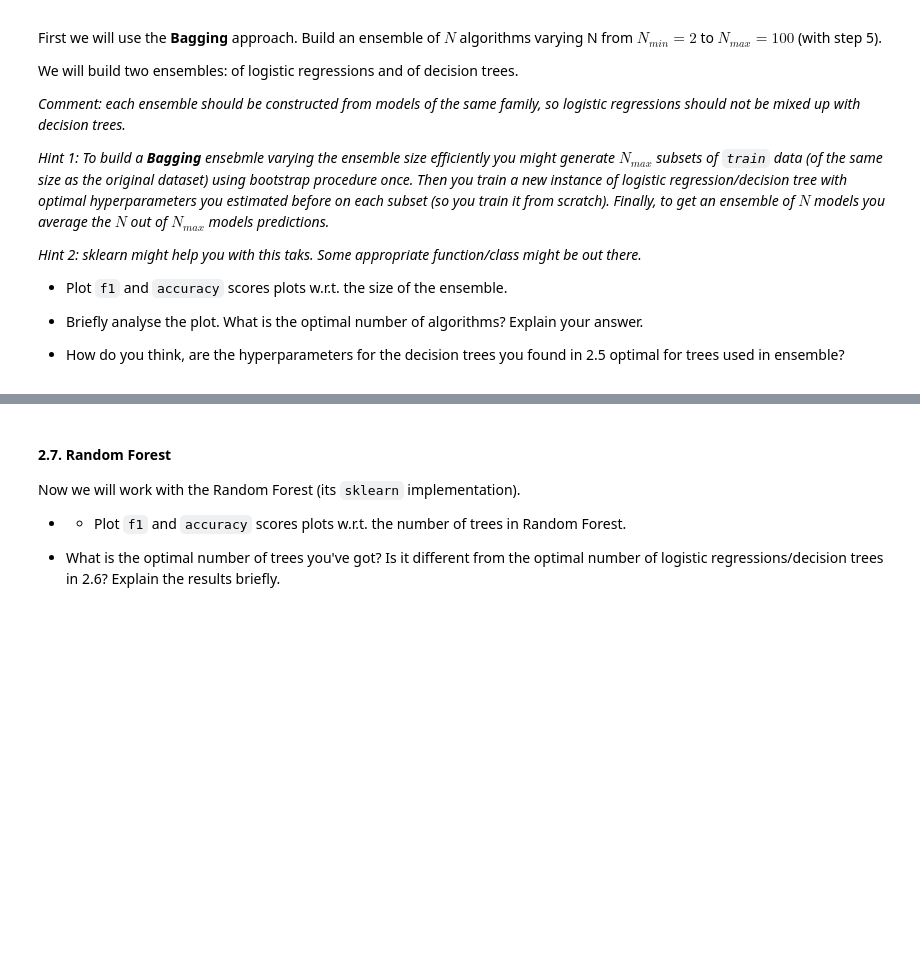
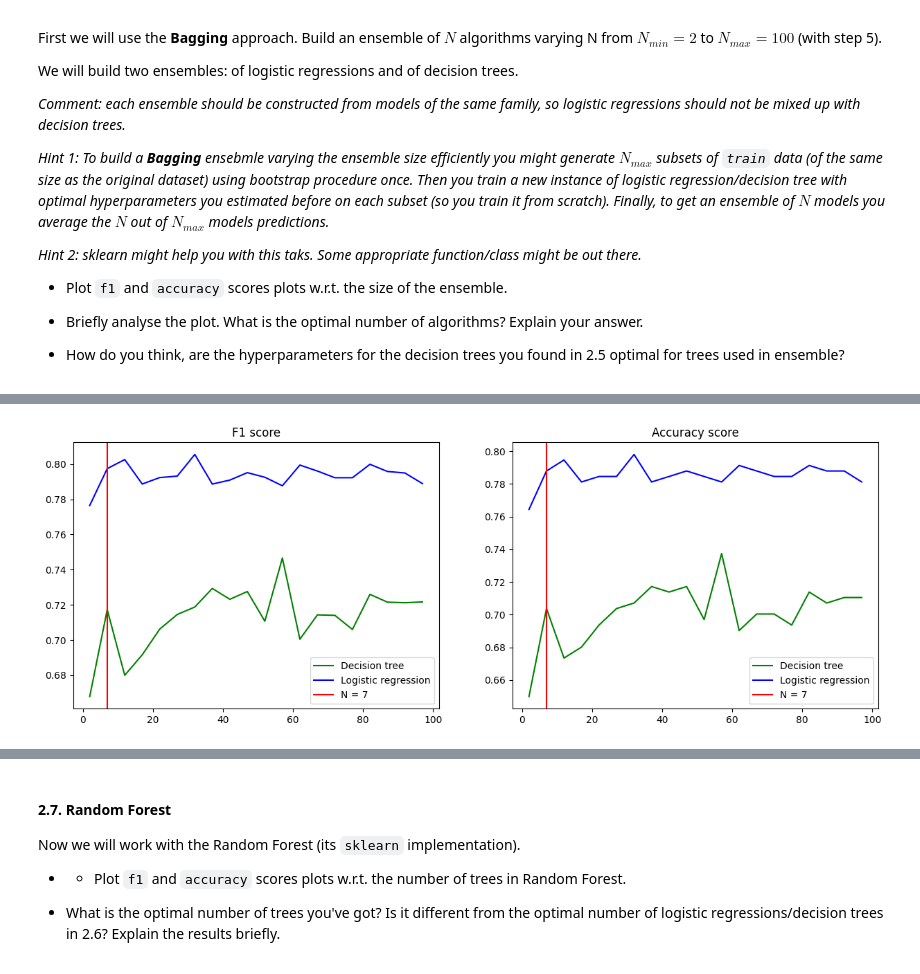
Before and after one commit to featztex/ml-course, a Jupyter notebook: lab1/lab01_part2_ml_pipeline.ipynb, the cells around one changed output, grey strips where cells are left out. Cells and saved outputs as stored; diff of their text form; code cells hidden in the pictures; blank space fills up the shorter version.

```diff
--- a/lab1/lab01_part2_ml_pipeline.ipynb
+++ b/lab1/lab01_part2_ml_pipeline.ipynb
@@ -212,3 +247,7 @@ ValueError: Classification metrics can't handle a mix of multiclass and continuo
+# %%
+pca = PCA(n_components=num_comp)
+X_train_pca = pca.fit_transform(X_train)
+X_test_pca = pca.transform(X_test)
 # %% [markdown]
 **Note: From this point `sklearn` [Pipeline](https://scikit-learn.org/stable/modules/compose.html) might be useful to perform transformations on the data. Refer to the [docs](https://scikit-learn.org/stable/modules/generated/sklearn.pipeline.Pipeline.html) for more information.**
 # %% [markdown]
@@ -254,0 +455,35 @@ We will build two ensembles: of logistic regressions and of decision trees.
+# %%
+N_min, N_max = 2, 100
+N_s = list(range(N_min, N_max, 5))
+
+f1_logr, acc_logr = [], []
+f1_tree, acc_tree = [], []
+
+for N in N_s:
+    pr_tree = ensemble_predict(N, DecisionTreeClassifier)
+    f1_t, acc_t = ensemble_score(pr_tree)
+    f1_tree.append(f1_t)
+    acc_tree.append(acc_t)
+
+    pr_logr = ensemble_predict(N, LogisticRegressionCV)
+    f1_l, acc_l = ensemble_score(pr_logr)
+    f1_logr.append(f1_l)
+    acc_logr.append(acc_l)
+# %%
+fig, axs = plt.subplots(1, 2, figsize=(15, 5))
+
+axs[0].plot(N_s, f1_tree, color='green', label='Decision tree')
+axs[0].plot(N_s, f1_logr, color='blue', label='Logistic regression')
+axs[0].axvline(x=7, color='red', label='N = 7')
+axs[0].set_title('F1 score')
+axs[0].legend()
+
+axs[1].plot(N_s, acc_tree, color='green', label='Decision tree')
+axs[1].plot(N_s, acc_logr, color='blue', label='Logistic regression')
+axs[1].axvline(x=7, color='red', label='N = 7')
+axs[1].set_title('Accuracy score')
+axs[1].legend()
+
+plt.show()
+# %% [output]
+[figure, added]
```
Also changed, not shown: parts of 56 cells of this notebook.
